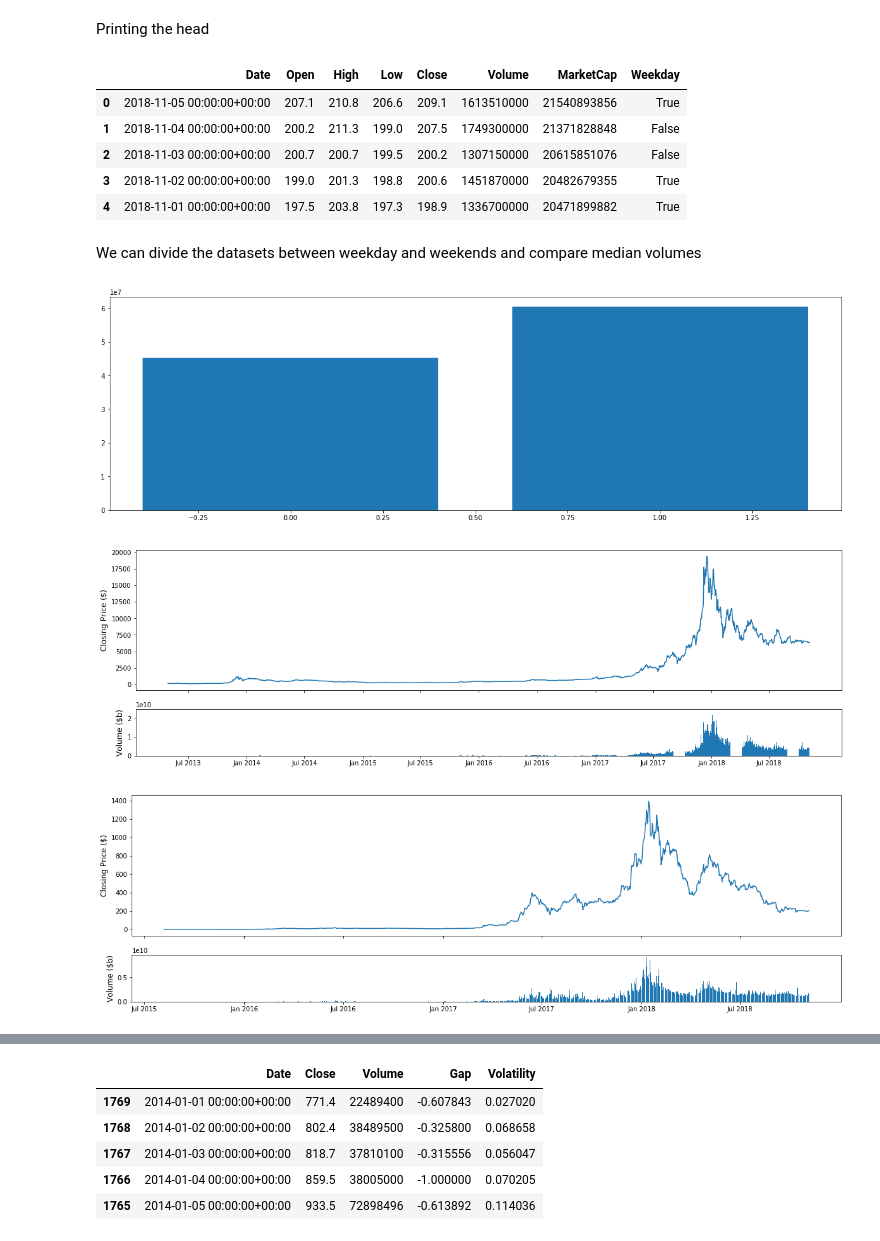
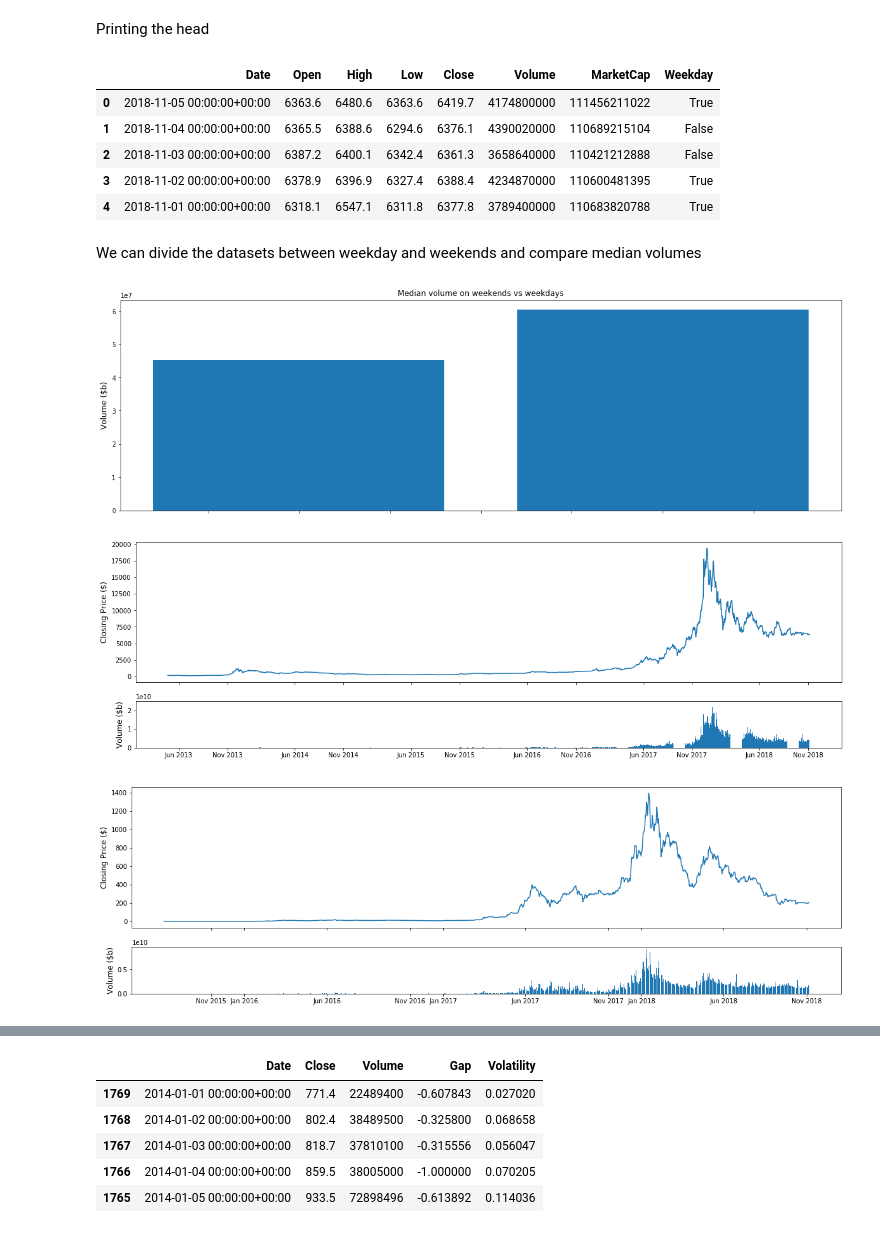
Before and after one commit to laurogripa/notebooks, a Jupyter notebook: crypto/notebooks/using_our_datasets.ipynb, the cells around one changed output, grey strips where cells are left out. Saved outputs shown, nothing was run; the diff lists cells and outputs as text; code cells hidden in the pictures.

```diff
--- a/crypto/notebooks/using_our_datasets.ipynb
+++ b/crypto/notebooks/using_our_datasets.ipynb
@@ -25,64 +28,67 @@ litecoin['Weekday'] = ((pd.DatetimeIndex(litecoin['Date']).dayofweek) // 5 == 0)
 # %% [markdown]
 Printing the head
 # %%
-ethereum.head()
+bitcoin.head()
 # %% [output]
 |  | Date | Open | High | Low | Close | Volume | MarketCap | Weekday |
-| 0 | 2018-11-05 00:00:00+00:00 | 207.1 | 210.8 | 206.6 | 209.1 | 1613510000 | 21540893856 | True |
-| 1 | 2018-11-04 00:00:00+00:00 | 200.2 | 211.3 | 199.0 | 207.5 | 1749300000 | 21371828848 | False |
-| 2 | 2018-11-03 00:00:00+00:00 | 200.7 | 200.7 | 199.5 | 200.2 | 1307150000 | 20615851076 | False |
-| 3 | 2018-11-02 00:00:00+00:00 | 199.0 | 201.3 | 198.8 | 200.6 | 1451870000 | 20482679355 | True |
-| 4 | 2018-11-01 00:00:00+00:00 | 197.5 | 203.8 | 197.3 | 198.9 | 1336700000 | 20471899882 | True |
+| 0 | 2018-11-05 00:00:00+00:00 | 6363.6 | 6480.6 | 6363.6 | 6419.7 | 4174800000 | 111456211022 | True |
+| 1 | 2018-11-04 00:00:00+00:00 | 6365.5 | 6388.6 | 6294.6 | 6376.1 | 4390020000 | 110689215104 | False |
+| 2 | 2018-11-03 00:00:00+00:00 | 6387.2 | 6400.1 | 6342.4 | 6361.3 | 3658640000 | 110421212888 | False |
+| 3 | 2018-11-02 00:00:00+00:00 | 6378.9 | 6396.9 | 6327.4 | 6388.4 | 4234870000 | 110600481395 | True |
+| 4 | 2018-11-01 00:00:00+00:00 | 6318.1 | 6547.1 | 6311.8 | 6377.8 | 3789400000 | 110683820788 | True |
 # %% [markdown]
 We can divide the datasets between weekday and weekends and compare median volumes
 # %%
 bitcoin_weekend = bitcoin[bitcoin['Weekday'] == False]
 bitcoin_weekday = bitcoin[bitcoin['Weekday'] == True]
 
 median_weekend = np.median(bitcoin_weekend['Volume'])
 median_weekday = np.median(bitcoin_weekday['Volume'])
 
-x = np.arange(2)
-plt.bar(x, [median_weekend, median_weekday])
+fig, ax1 = plt.subplots(1,1)
+
+ax1.set_xticklabels('')
+ax1.set_ylabel('Volume ($b)', fontsize=12)
+ax1.set_title('Median volume on weekends vs weekdays')
+
+plt.bar([1, 2], [median_weekend, median_weekday])
 plt.show()
 # %% [output]
-[figure, old version]
+[figure, new version]
 # %%
 fig, (ax1, ax2) = plt.subplots(2,1, gridspec_kw = {'height_ratios':[3, 1]})
 
 ax1.set_ylabel('Closing Price ($)', fontsize=12)
-ax1.set_xticks([datetime.date(i,j,1) for i in range(2013,2019) for j in [1,7]])
+ax1.set_xticks([datetime.date(i,j,1) for i in range(2013,2019) for j in [6,11]])
 ax1.set_xticklabels('')
 
 ax2.set_ylabel('Volume ($b)', fontsize=12)
-ax2.set_xticks([datetime.date(i,j,1) for i in range(2013,2019) for j in [1,7]])
-ax2.set_xticklabels([datetime.date(i,j,1).strftime('%b %Y')  for i in range(2013,2019) for j in [1,7]])
+ax2.set_xticks([datetime.date(i,j,1) for i in range(2013,2019) for j in [6,11]])
+ax2.set_xticklabels([datetime.date(i,j,1).strftime('%b %Y')  for i in range(2013,2019) for j in [6,11]])
 
 ax1.plot(bitcoin['Date'].astype(datetime.datetime),bitcoin['Open'])
 ax2.bar(bitcoin['Date'].astype(datetime.datetime).values, bitcoin['Volume'].values)
 
-plt.rcParams['figure.figsize'] = (20, 6)
 plt.show()
 # %% [output]
-[figure, old version]
+[figure, new version]
 # %%
 fig, (ax1, ax2) = plt.subplots(2,1, gridspec_kw = {'height_ratios':[3, 1]})
 
 ax1.set_ylabel('Closing Price ($)', fontsize=12)
-ax1.set_xticks([datetime.date(i,j,1) for i in range(2013,2019) for j in [1,7]])
+ax1.set_xticks([datetime.date(i,j,1) for i in range(2013,2019) for j in [1,6,11]])
 ax1.set_xticklabels('')
 
 ax2.set_ylabel('Volume ($b)', fontsize=12)
-ax2.set_xticks([datetime.date(i,j,1) for i in range(2013,2019) for j in [1,7]])
-ax2.set_xticklabels([datetime.date(i,j,1).strftime('%b %Y')  for i in range(2013,2019) for j in [1,7]])
+ax2.set_xticks([datetime.date(i,j,1) for i in range(2013,2019) for j in [1,6,11]])
+ax2.set_xticklabels([datetime.date(i,j,1).strftime('%b %Y')  for i in range(2013,2019) for j in [1,6,11]])
 
 ax1.plot(ethereum['Date'].astype(datetime.datetime),ethereum['Open'])
 ax2.bar(ethereum['Date'].astype(datetime.datetime).values, ethereum['Volume'].values)
 
-plt.rcParams['figure.figsize'] = (20, 6)
 plt.show()
 # %% [output]
-[figure, old version]
+[figure, new version]
 # %%
 fig, (ax1, ax2) = plt.subplots(2,1, gridspec_kw = {'height_ratios':[3, 1]})
 
```
Also changed, not shown: parts of 12 cells of this notebook.
